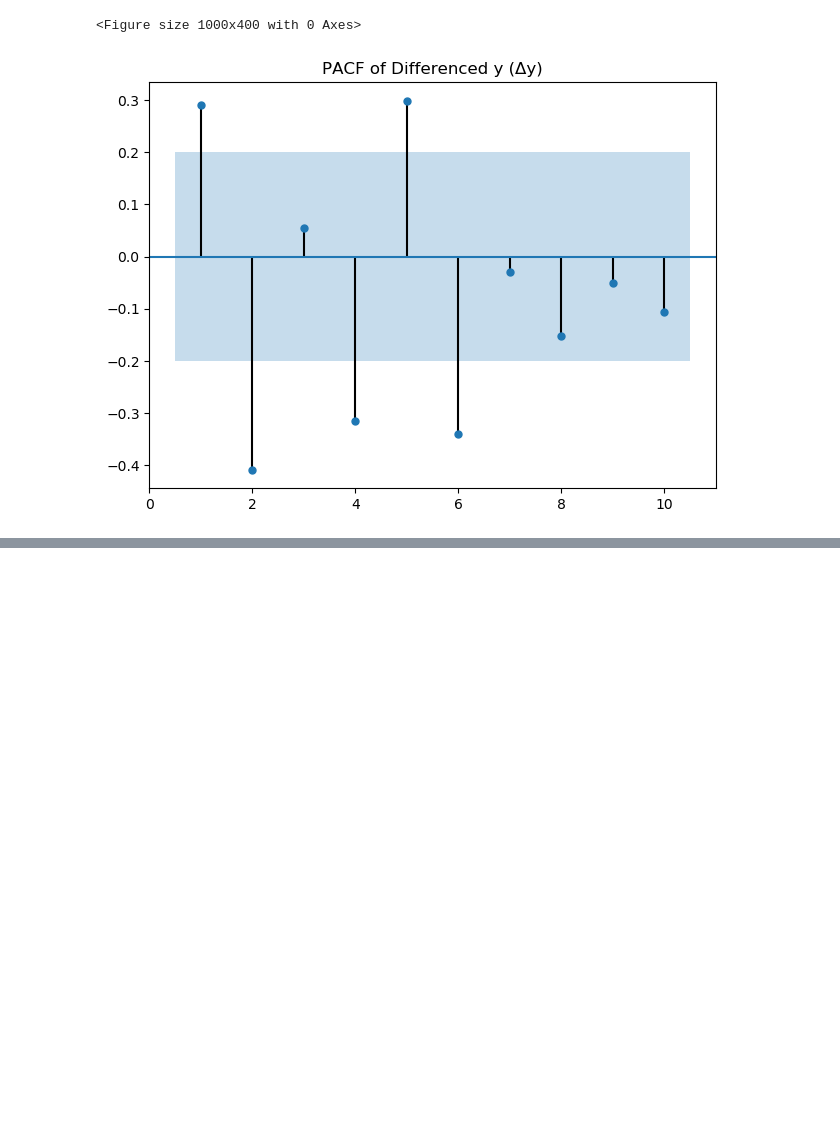
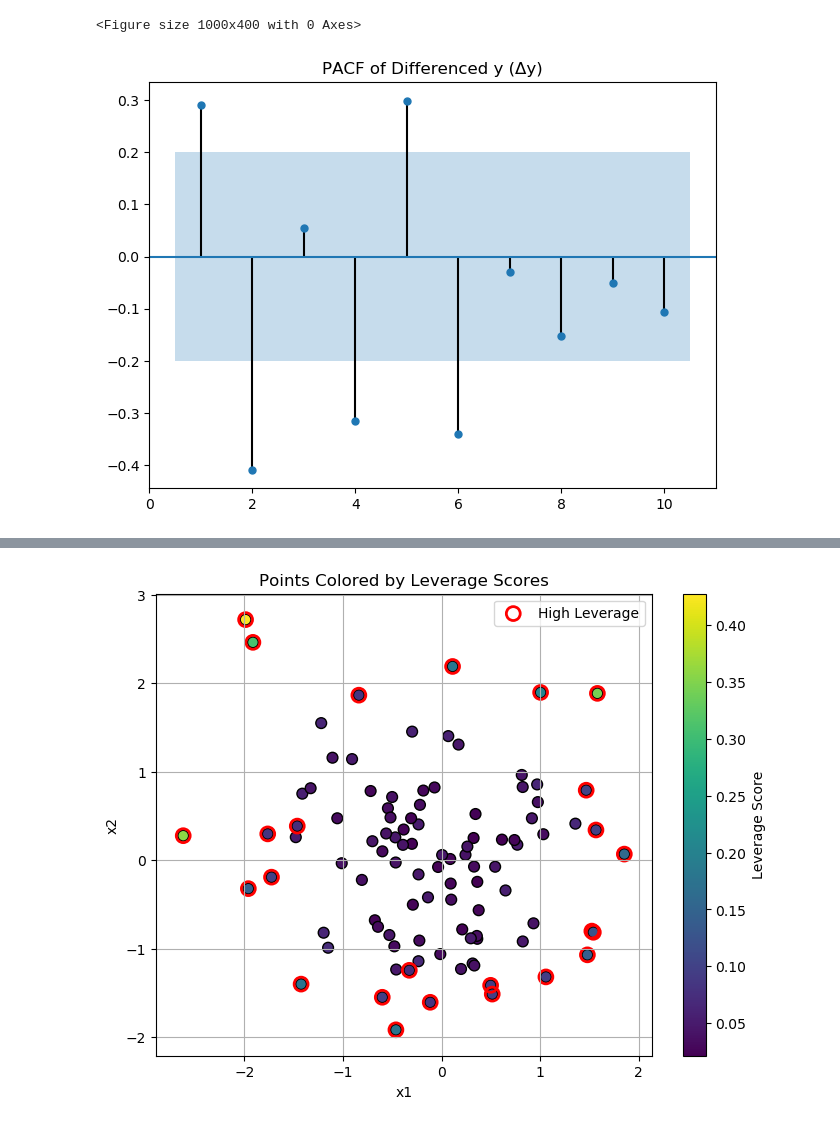
Before and after one commit to pmrai/gpt_share, a Jupyter notebook: differencing_test.ipynb, the cells around one changed output, grey strips where cells are left out. Saved outputs shown, nothing was run; the diff lists cells and outputs as text; code cells hidden in the pictures; blank space fills up the shorter version.

```diff
--- a/differencing_test.ipynb
+++ b/differencing_test.ipynb
@@ -449,0 +546,63 @@ This produces an intuitive, time-aware visualization of how the asset degrades
+# %%
+import numpy as np
+import pandas as pd
+import matplotlib.pyplot as plt
+import seaborn as sns
+import statsmodels.api as sm
+
+# Data generation
+np.random.seed(42)
+T = 100
+x1 = np.random.normal(0, 1, T)
+x2 = np.random.normal(0, 1, T)
+t = np.arange(T)
+
+intercept = 5.0
+beta1, beta2 = 2.0, -1.5
+beta3, beta4, beta5 = 3.0, 1.2, -0.8
+delta = 0.4
+phi = 0.6
+
+y = np.zeros(T)
+eps = np.random.normal(0, 1, T)
+y[0] = intercept + beta1*x1[0] + beta2*x2[0] + beta3*x1[0]*x2[0] + beta4*x1[0]**2 + beta5*x2[0]**2 + delta*t[0] + eps[0]
+for i in range(1, T):
+    y[i] = intercept + beta1*x1[i] + beta2*x2[i] + beta3*x1[i]*x2[i] + beta4*x1[i]**2 + beta5*x2[i]**2 + delta*t[i] + phi*y[i-1] + eps[i]
+
+df = pd.DataFrame({'x1': x1, 'x2': x2, 'y': y})
+
+# Design matrix
+X = sm.add_constant(pd.DataFrame({
+    'x1': x1,
+    'x2': x2,
+    'x1x2': x1 * x2,
+    'x1_sq': x1**2,
+    'x2_sq': x2**2,
+    't': t
+}))
+model = sm.OLS(y, X).fit()
+influence = model.get_influence()
+leverage = influence.hat_matrix_diag
+
+# Store leverage in DataFrame
+df['leverage'] = leverage
+
+# Select high-leverage points (top 25%)
+threshold = np.quantile(leverage, 0.75)
+high_lev_df = df[df['leverage'] >= threshold]
+
+# --- Plot all points colored by leverage ---
+plt.figure(figsize=(8, 6))
+sc = plt.scatter(df['x1'], df['x2'], c=df['leverage'], cmap='viridis', s=60, edgecolor='k')
+plt.xlabel("x1")
+plt.ylabel("x2")
+plt.title("Points Colored by Leverage Scores")
+plt.colorbar(sc, label="Leverage Score")
+
+# Overlay high leverage points
+plt.scatter(high_lev_df['x1'], high_lev_df['x2'], facecolors='none', edgecolors='red', s=100, linewidths=2, label='High Leverage')
+plt.legend()
+plt.grid(True)
+plt.show()
+# %% [output]
+[figure, added]
```
Also changed, not shown: parts of 11 cells of this notebook.
